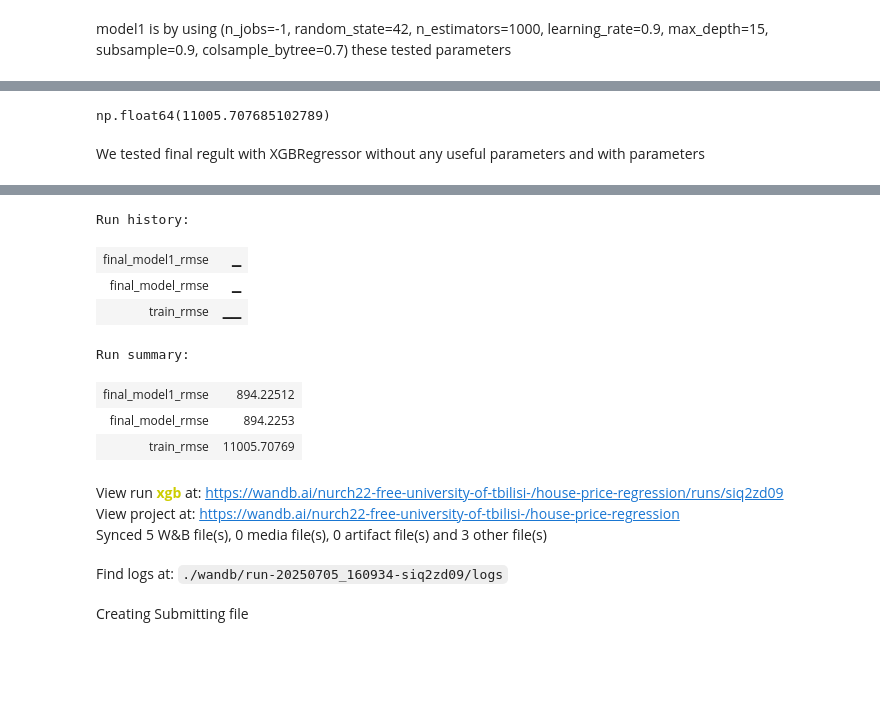
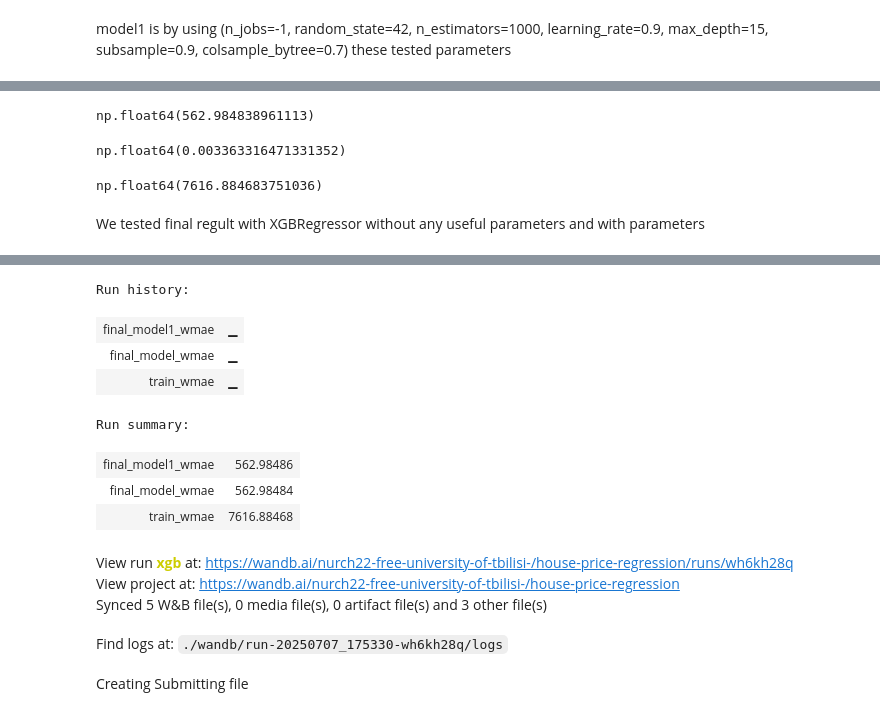
Before and after one commit to 5w7Tch/ML_FINAL, a Jupyter notebook: walmart_sales_forecast_by_xgb_boost_ml_model.ipynb, the cells around one changed output, grey strips where cells are left out. Drawn from its saved outputs; the diff is of its cells as text; code cells hidden in the pictures; blank space fills up the shorter version.

```diff
--- a/walmart_sales_forecast_by_xgb_boost_ml_model.ipynb
+++ b/walmart_sales_forecast_by_xgb_boost_ml_model.ipynb
@@ -522,5 +522,5 @@ Let's evaluate the predictions using RMSE error.
 from sklearn.metrics import mean_squared_error
 import numpy as np
 
-def rmse(a, b):
-    return np.sqrt(mean_squared_error(a, b))
+def wmae(y_true, y_pred, weights):
+    return np.sum(weights * np.abs(y_true - y_pred)) / np.sum(weights)
@@ -617,9 +617,9 @@ Let's define a helper function `train_and_evaluate` which trains a model the giv
 def train_and_evaluate(X_train, train_targets, X_val, val_targets, **params):
     model = XGBRegressor(random_state=42, n_jobs=-1, **params)
     model.fit(X_train, train_targets)
-    train_rmse = rmse(model.predict(X_train), train_targets)
-    val_rmse = rmse(model.predict(X_val), val_targets)
-    return model, train_rmse, val_rmse
+    train_wmae = wmae(model.predict(X_train), train_targets, weights=X_train['IsHoliday_True'])
+    val_wmae = wmae(model.predict(X_val), val_targets, weights=X_val['IsHoliday_True'])
+    return model, train_wmae, val_wmae
 # %% [markdown]
 Now, we can use the `KFold` utility to create the different training/validations splits and train a separate model for each fold.
 # %%
@@ -630,12 +630,12 @@ models = []
 for train_idxs, val_idxs in kfold.split(X):
     X_train, train_targets = X.iloc[train_idxs], targets.iloc[train_idxs]
     X_val, val_targets = X.iloc[val_idxs], targets.iloc[val_idxs]
-    model, train_rmse, val_rmse = train_and_evaluate(X_train,
+    model, train_wmae, val_wmae = train_and_evaluate(X_train,
                                                      train_targets,
                                                      X_val,
                                                      val_targets,
                                                      max_depth=4,
                                                      n_estimators=20)
     models.append(model)
-    print('Train RMSE: {}, Validation RMSE: {}'.format(train_rmse, val_rmse))
+    print('Train wmae: {}, Validation wmae: {}'.format(train_wmae, val_wmae))
 # %% [output]
@@ -826,14 +818,22 @@ np.float64(894.2251184684984)
-# %%
-rmse(preds, targets)
-# %% [output]
-np.float64(11005.707685102789)
+# %%
+wmae(test_preds, targets, weights=inputs['IsHoliday'])
+# %% [output]
+np.float64(562.984838961113)
+# %%
+wmae(test_preds1, targets, weights=inputs['IsHoliday'])
+# %% [output]
+np.float64(0.003363316471331352)
+# %%
+wmae(preds, targets, weights=inputs['IsHoliday'])
+# %% [output]
+np.float64(7616.884683751036)
 # %% [markdown]
 We tested final regult with XGBRegressor without any useful parameters and with parameters
 # %%
 # prompt: log model and metrics on wandb
 
 # Log model and metrics to wandb
-wandb.log({"train_rmse": rmse(preds, targets)}) # Assuming `preds` is from the first model training
+wandb.log({"train_wmae": wmae(preds, targets, weights=inputs['IsHoliday'])}) # Assuming `preds` is from the first model training
 
 # Log the trained model (example using a simple save/load)
 # You might need to adjust this based on your model saving strategy
@@ -845,45 +845,45 @@ wandb.save("xgb_model.json")
 # You would need to capture the train and validation RMSE after calling test_params
 # For simplicity, let's assume you log the last tested parameters and their performance
 # You might want to iterate through different parameter settings and log them in a loop
 # For example:
 # params_to_test = [
 #     {'n_estimators': 10},
 #     {'n_estimators': 100},
 #     # ... more parameters
 # ]
 # for params in params_to_test:
 #     model_hp = XGBRegressor(n_jobs=-1, random_state=42, **params)
 #     model_hp.fit(X_train, train_targets)
 #     train_rmse_hp = rmse(model_hp.predict(X_train), train_targets)
 #     val_rmse_hp = rmse(model_hp.predict(X_val), val_targets)
 #     wandb.log({f"hp_train_rmse_{str(params)}": train_rmse_hp, f"hp_val_rmse_{str(params)}": val_rmse_hp, "hyperparameters": params})
 
 # Log the metrics for the final models
-wandb.log({"final_model_rmse": rmse(test_preds, targets)})
-wandb.log({"final_model1_rmse": rmse(test_preds1, test_preds)})
+wandb.log({"final_model_wmae": wmae(test_preds, targets, weights=inputs['IsHoliday'])})
+wandb.log({"final_model1_wmae": wmae(test_preds1, test_preds, weights=inputs['IsHoliday'])})
 
 # You can also log the final trained models if desired
 model.save_model("final_xgb_model_params1.json")
 model1.save_model("final_xgb_model_params2.json")
 wandb.save("final_xgb_model_params1.json")
 wandb.save("final_xgb_model_params2.json")
 
 # Finish the wandb run
 wandb.finish()
 # %% [output]
 [interactive output not drawn]
 Run history:
-| final_model1_rmse | ▁ |
-| final_model_rmse | ▁ |
-| train_rmse | ▁▁ |
+| final_model1_wmae | ▁ |
+| final_model_wmae | ▁ |
+| train_wmae | ▁ |
 Run summary:
-| final_model1_rmse | 894.22512 |
-| final_model_rmse | 894.2253 |
-| train_rmse | 11005.70769 |
+| final_model1_wmae | 562.98486 |
+| final_model_wmae | 562.98484 |
+| train_wmae | 7616.88468 |
-View run xgb at: https://wandb.ai/nurch22-free-university-of-tbilisi-/house-price-regression/runs/siq2zd09
+View run xgb at: https://wandb.ai/nurch22-free-university-of-tbilisi-/house-price-regression/runs/wh6kh28q
 View project at: https://wandb.ai/nurch22-free-university-of-tbilisi-/house-price-regression
 Synced 5 W&B file(s), 0 media file(s), 0 artifact file(s) and 3 other file(s)
-Find logs at: ./wandb/run-20250705_160934-siq2zd09/logs
+Find logs at: ./wandb/run-20250707_175330-wh6kh28q/logs
 # %% [markdown]
 Creating Submitting file
 # %%
```
Also changed, not shown: parts of 20 cells of this notebook.
